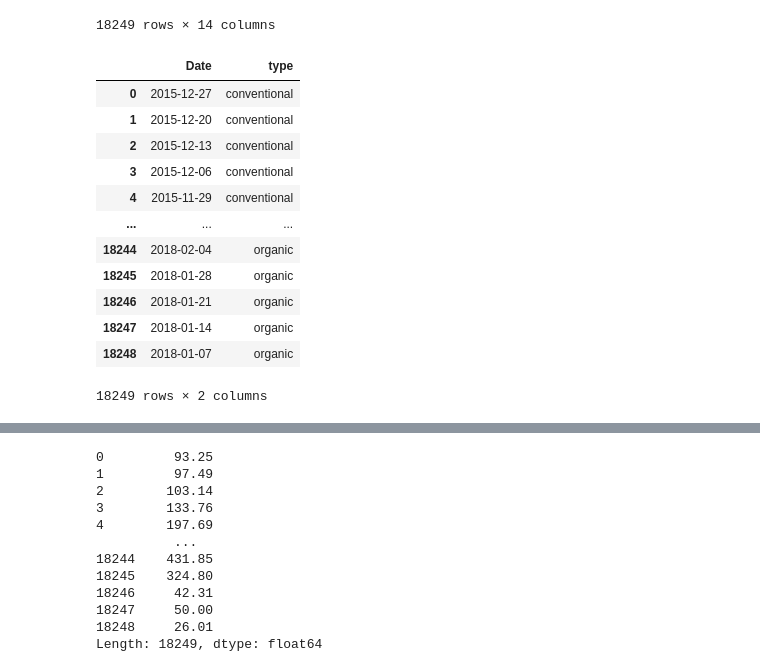
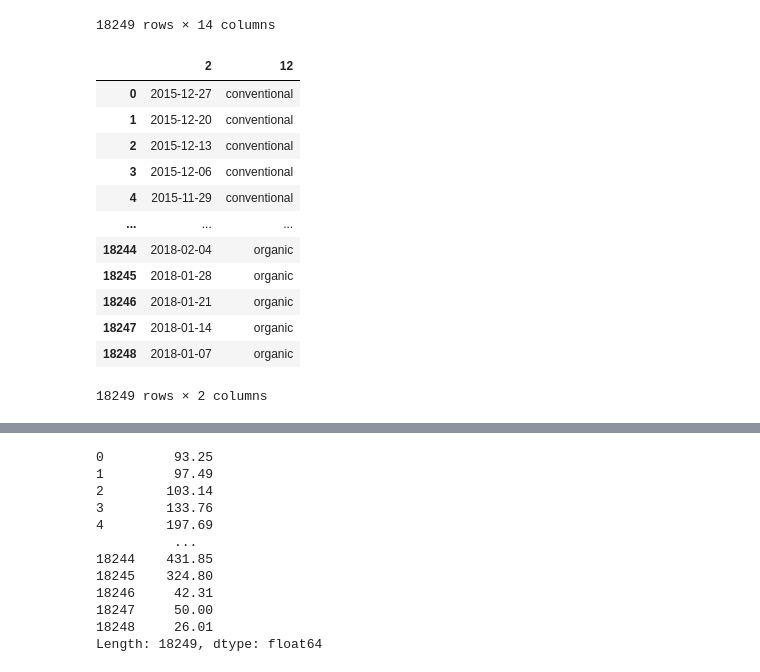
Before and after one commit to plpcollado/Laboratorio_A01664621, a Jupyter notebook: TC1002S/TC1002S.ipynb, the cells around one changed output, grey strips where cells are left out. Cells and saved outputs as stored; diff of their text form; code cells hidden in the pictures.

```diff
--- a/TC1002S/TC1002S.ipynb
+++ b/TC1002S/TC1002S.ipynb
@@ -251,22 +273,23 @@ df2.sort_values("4",ascending=False)
 | 9437 | 51 | 2015-01-04 | 1.73 | 379.82 | 0.00 | 59.82 | 0.00 | 320.00 | 320.00 | 0.00 | 0.00 | ... |
 | 10381 | 7 | 2015-11-08 | 1.59 | 84.56 | 3.95 | 3.95 | 0.00 | 76.66 | 73.33 | 3.33 | 0.00 | ... |
 18249 rows × 14 columns
-# %%
-df2[["Date","type"]]
-# %% [output]
-|  | Date | type |
-| 0 | 2015-12-27 | conventional |
-| 1 | 2015-12-20 | conventional |
-| 2 | 2015-12-13 | conventional |
-| 3 | 2015-12-06 | conventional |
-| 4 | 2015-11-29 | conventional |
-| ... | ... | ... |
-| 18244 | 2018-02-04 | organic |
-| 18245 | 2018-01-28 | organic |
-| 18246 | 2018-01-21 | organic |
-| 18247 | 2018-01-14 | organic |
-| 18248 | 2018-01-07 | organic |
-18249 rows × 2 columns
+# %%
+#Obtain Date and type column from df2
+df2[["2","12"]]
+# %% [output]
+|  | 2 | 12 |
+| 0 | 2015-12-27 | conventional |
+| 1 | 2015-12-20 | conventional |
+| 2 | 2015-12-13 | conventional |
+| 3 | 2015-12-06 | conventional |
+| 4 | 2015-11-29 | conventional |
+| ... | ... | ... |
+| 18244 | 2018-02-04 | organic |
+| 18245 | 2018-01-28 | organic |
+| 18246 | 2018-01-21 | organic |
+| 18247 | 2018-01-14 | organic |
+| 18248 | 2018-01-07 | organic |
+18249 rows × 2 columns
 # %%
 df2[:5]
 # %% [output]
```
Also changed, not shown: parts of 6 cells of this notebook, 1 other file.
